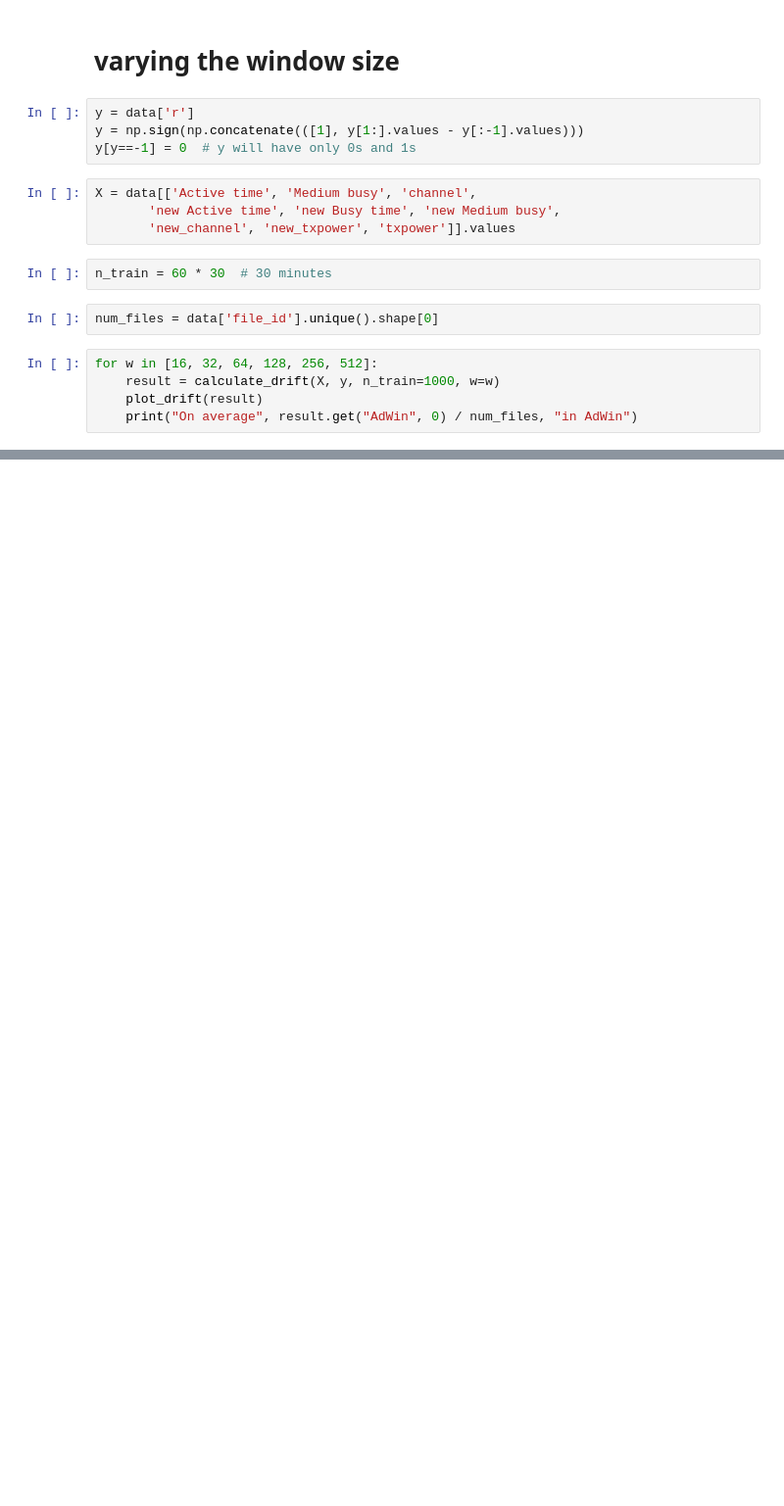
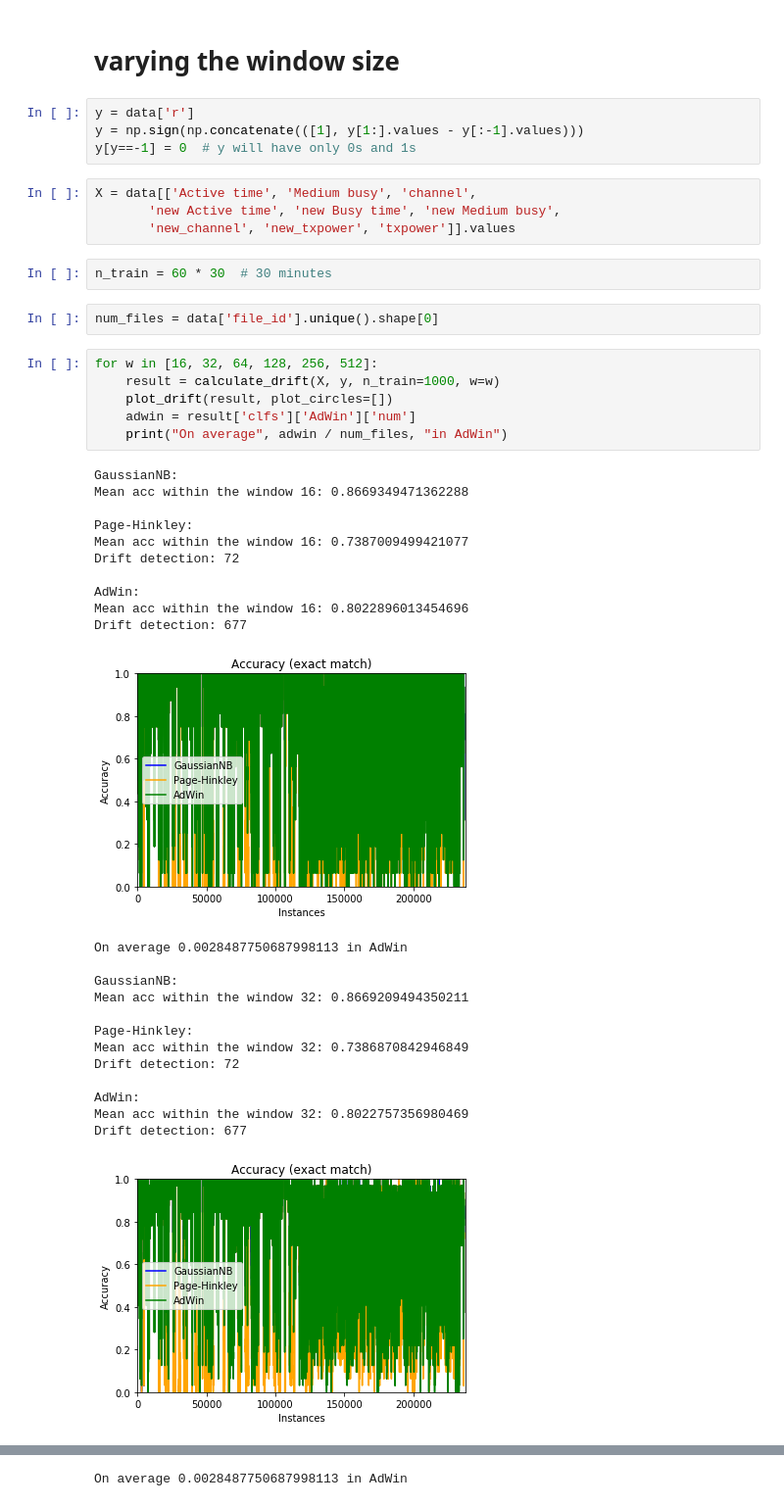
Before and after one commit to h3dema/concept-drift, a Jupyter notebook: concept-drift.ipynb, the cells around one changed output, grey strips where cells are left out. Shown at 98% size. Saved outputs shown, nothing was run; the diff lists cells and outputs as text; blank space fills up the shorter version.

```diff
--- a/concept-drift.ipynb
+++ b/concept-drift.ipynb
@@ -90,5 +176,31 @@ num_files = data['file_id'].unique().shape[0]
 # %%
 for w in [16, 32, 64, 128, 256, 512]:
     result = calculate_drift(X, y, n_train=1000, w=w)
-    plot_drift(result)
-    print("On average", result.get("AdWin", 0) / num_files, "in AdWin")
+    plot_drift(result, plot_circles=[])
+    adwin = result['clfs']['AdWin']['num']
+    print("On average", adwin / num_files, "in AdWin")
+# %% [output]
+GaussianNB:
+Mean acc within the window 16: 0.8669349471362288
+
+Page-Hinkley:
+Mean acc within the window 16: 0.7387009499421077
+Drift detection: 72
+
+AdWin:
+Mean acc within the window 16: 0.8022896013454696
+Drift detection: 677
+[figure, added]
+On average 0.0028487750687998113 in AdWin
+
+GaussianNB:
+Mean acc within the window 32: 0.8669209494350211
+
+Page-Hinkley:
+Mean acc within the window 32: 0.7386870842946849
+Drift detection: 72
+
+AdWin:
+Mean acc within the window 32: 0.8022757356980469
+Drift detection: 677
+[figure, added]
@@ -94,0 +259 @@ for w in [16, 32, 64, 128, 256, 512]:
+On average 0.0028487750687998113 in AdWin
```
Also changed, not shown: parts of 8 cells of this notebook, 1 other file.
